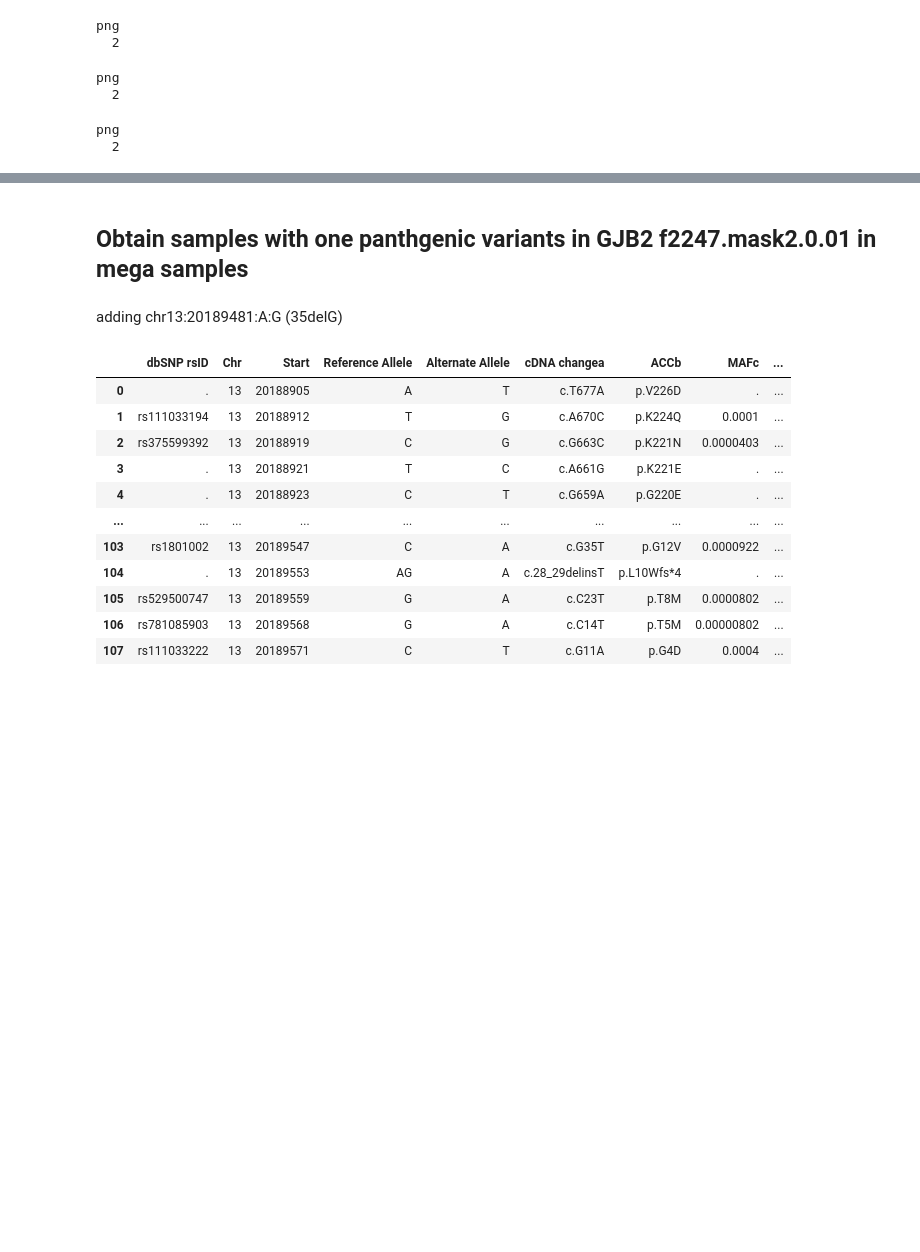
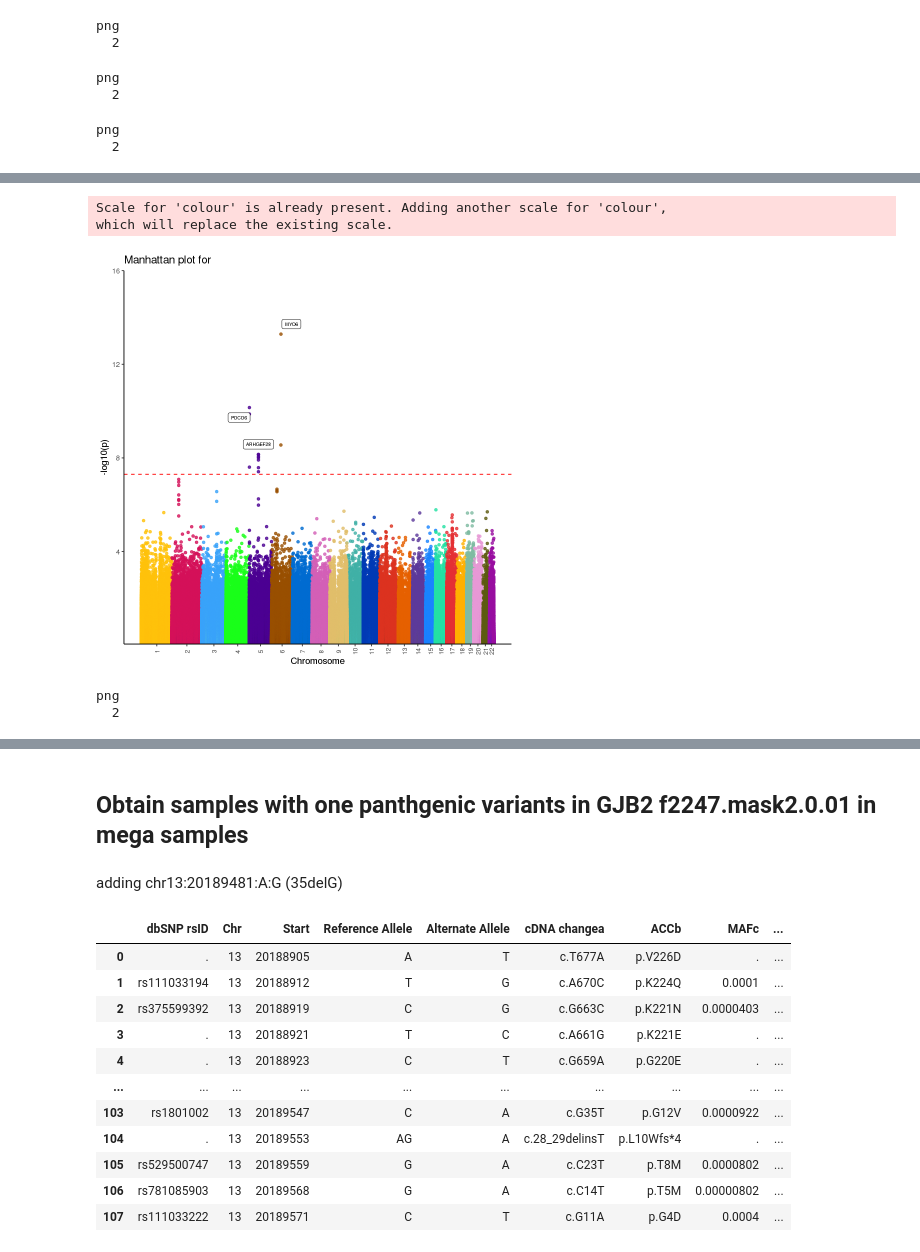
Before and after one commit to statgenetics/UKBB_GWAS_dev, a Jupyter notebook: workflow/rarevarianttable.ipynb, the cells around one changed output, grey strips where cells are left out. Drawn from its saved outputs; the diff is of its cells as text; code cells hidden in the pictures; blank space fills up the shorter version.

```diff
--- a/workflow/rarevarianttable.ipynb
+++ b/workflow/rarevarianttable.ipynb
@@ -5378,0 +5385,8 @@ dev.off()
+# %%
+library('dplyr')
+library('ggrepel')
+library('tidyr')
+library('ggplot2')
+#Load your data
+gwas <- read.table(gzfile('~/UKBiobank/results/REGENIE_results/results_exome_data/090921_f3393_hearing_aid_200K/090321_UKBB_Hearing_aid_f3393_expandedwhite_6436cases_96601ctrl_PC1_2_f3393.regenie.snp_stats.gz'),sep='\t', header=T)
+head(gwas)
@@ -5378,0 +5406,8 @@ dev.off()
+# %%
+annot <- read.csv('/home/gl2776/UKBiobank/results/REGENIE_results/results_exome_data/102121_f2247_hearing_difficulty/102121_annotation/090321_UKBB_Hearing_difficulty_f2247_expandedwhite_45502cases_96601ctrl_PC1_2_f2247.regenie.hg38_multianno.formatted.csv')
+annot <- annot %>%
+select("alternate_id", "Gene.refGene", "avsnp150") %>%
+separate("Gene.refGene", "Gene") %>%
+rename(SNP = alternate_id)
+# Merge snps of interest with the annotation info
+snps_annot <- merge(snpsOfInterest,annot,by="SNP")
@@ -5378,0 +5445,57 @@ dev.off()
+# %%
+# Make the plot
+sig <- 5e-08
+if (0 == 0) ylim <- abs(floor(log10(min(dat$'P')))) + 2
+y_limits <- c(8, NA)
+dat_anno$color=ifelse(dat_anno$CHR%%2 ==0 , "gray", "black")
+dat_anno$genegroup=ifelse(dat_anno$CHR%%2 ==0 , "Other1", "Other2")
+
+manhplot <- ggplot(dat_anno, aes(x=BPcum, y=-log10(P))) +
+    # Show all points
+    geom_point( aes(color=as.factor(CHR)), alpha=0.8, size=1.3) +
+    scale_color_manual(values = rep(c("black", "grey"), 22 )) +
+    # custom X axis:
+    scale_x_continuous(label = axisdf$CHR, breaks= axisdf$center) +
+    scale_y_continuous(expand = c(0, 0), limits=c(NA, ylim)) +   # remove space between plot area and x axis
+    # Add highlighted points
+    #geom_point(data=subset(dat_anno, is_highlight=="yes"), color="red", size=2) +
+    # Add label using ggrepel to avoid overlapping, if annotate option is used label the top snps in each gene
+    geom_label_repel( data=subset(dat_anno, is_top=="yes"),
+                      #fill=subset(dat_anno, is_top=="yes")$color,
+                      aes(label=Gene), size=2,  max.overlaps = Inf, ylim = y_limits, box.padding = unit(0.35, "lines"), point.padding = unit(0.5, "lines")) +
+    # Add different color geom_points
+    scale_color_manual(values = c("#FFC20A","#D41159","#39A2FA","#1AFF1A","#4B0092",
+                                "#994F00","#006CD1","#D35FB7","#E1BE6A","#40B0A6",
+                                "#003AB5","#DC3220","#E66100","#5D3A9B","#1A85FF",
+                                "#24E1A4","#E43034","#FFB000","#80BBA2","#E799D6",
+                                "#5D5A10","#980EA0"))  +
+    # Add significance level line
+    geom_hline(yintercept = -log10(sig), color = "red1", linetype = "dashed") +
+    #create X and Y axes labels
+    labs(x = "Chromosome",
+     y = "-log10(p)",
+     title ='Manhattan plot for') +
+    # Custom the theme:
+    theme_classic() +
+    theme(
+      legend.position="none",
+      panel.border = element_blank(),
+      panel.grid.major.x = element_blank(),
+      panel.grid.minor.x = element_blank(),
+      axis.text.x = element_text(angle = 90, size = 8, vjust = 0.5))
+print(manhplot)
+# To save a plot created with ggplot2 you have to use to print() function
+# png('${_output[2]}', width = 6, height = 4, unit='in', res=300)
+# print(manhplot)
+# dev.off()
+# %% [output]
+Scale for 'colour' is already present. Adding another scale for 'colour',
+which will replace the existing scale.
+[figure, added]
+# %%
+png('~/UKBiobank/results/REGENIE_results/results_exome_data/042622_paper_manhattan/200k.f3393.png', width = 6, height = 4, unit='in', res=300)
+print(manhplot)
+dev.off()
+# %% [output]
+png
+  2
```
Also changed, not shown: parts of 11 cells of this notebook.
